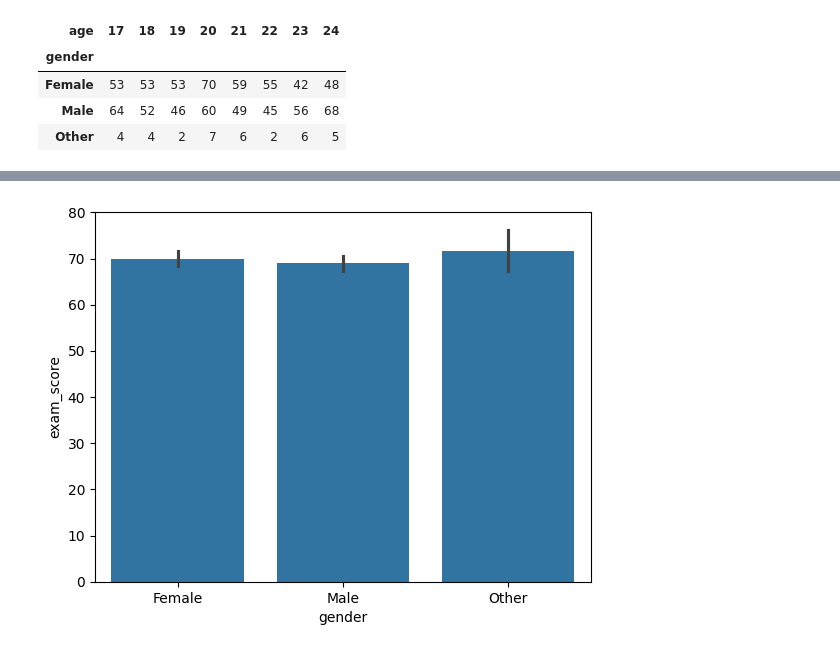
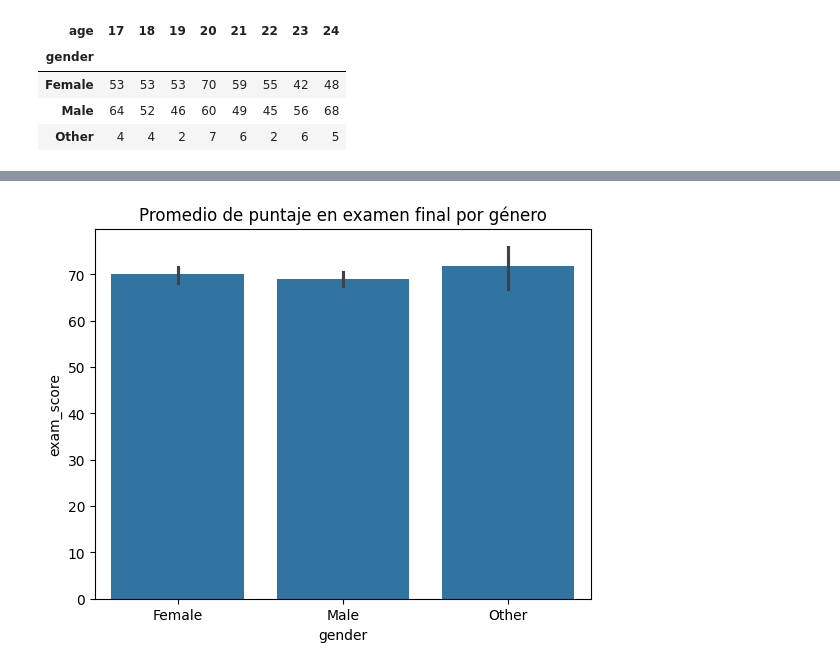
Before and after one commit to Gragas1v9/Trabajo-Estaca, a Jupyter notebook: Grupo_11.ipynb, the cells around one changed output, grey strips where cells are left out. Drawn from its saved outputs; the diff is of its cells as text; code cells hidden in the pictures.

```diff
--- a/Grupo_11.ipynb
+++ b/Grupo_11.ipynb
@@ -220,5 +251,6 @@ plt.show()
 # %%
 sns.barplot(x="gender", y="exam_score", data=df, estimator="mean")
+plt.title("Promedio de puntaje en examen final por género")
 plt.show()
 # %% [output]
-[figure, old version]
+[figure, new version]
```
Also changed, not shown: parts of 19 cells of this notebook.
